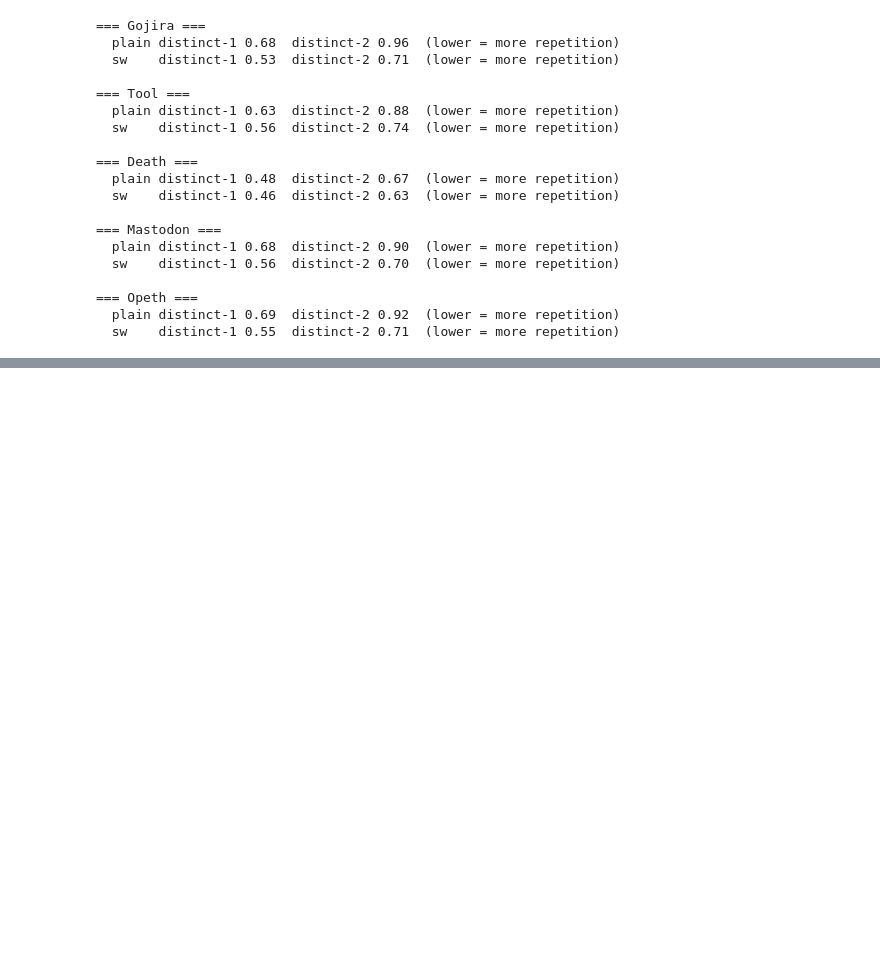
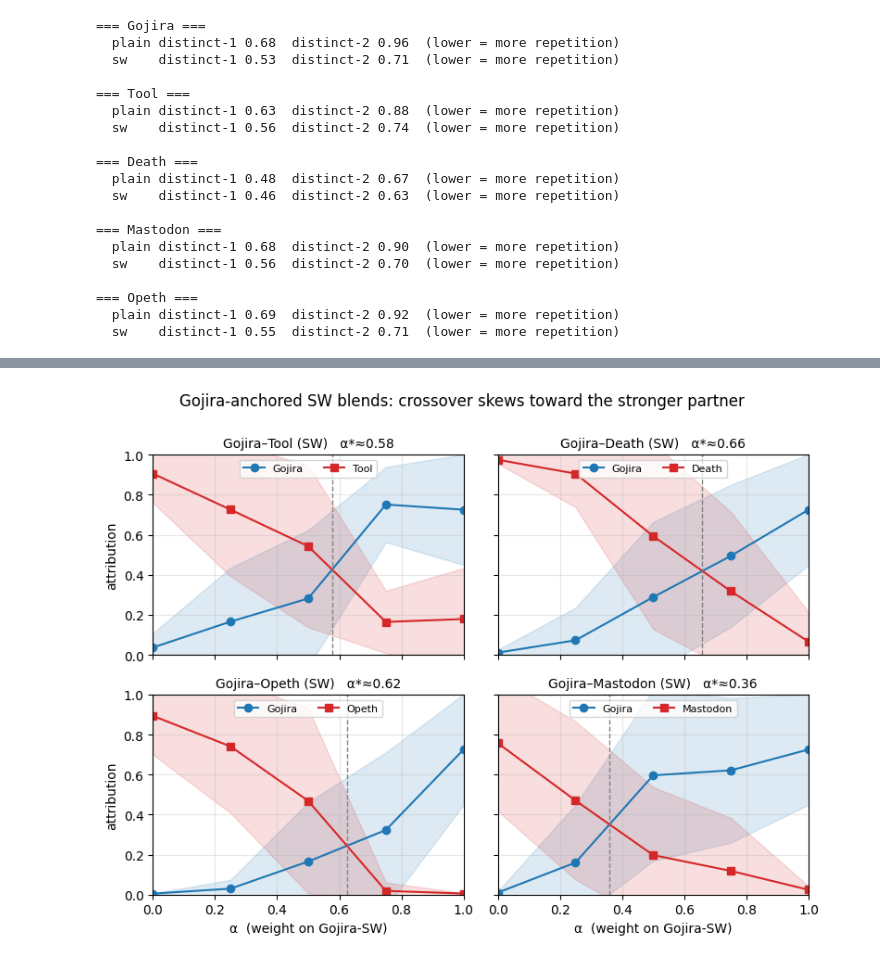
Before and after one commit to raccoon-42/lora-lyrics, a Jupyter notebook: src/09_sw_compare.ipynb, the cells around one changed output, grey strips where cells are left out. Cells and saved outputs as stored; diff of their text form; code cells hidden in the pictures; blank space fills up the shorter version.

```diff
--- a/src/09_sw_compare.ipynb
+++ b/src/09_sw_compare.ipynb
@@ -241,0 +311,29 @@ for artist in ARTISTS:
+# %%
+# --- Figure 2: the 4 Gojira-SW partners (crossover skews with partner strength) ---
+sw_pairs = ["gojira_sw_tool_sw", "gojira_sw_death_sw",
+            "gojira_sw_opeth_sw", "gojira_sw_mastodon_sw"]
+fig, axes = plt.subplots(2, 2, figsize=(8, 6), sharex=True, sharey=True)
+for ax, pair in zip(axes.ravel(), sw_pairs):
+    alphas, dfs, ea, eb = load_pair(pair)
+    gm, gs = stat(dfs, ea); pm, ps = stat(dfs, eb)
+    ax.plot(alphas, gm, "-o", color="C0", label=ea)
+    ax.fill_between(alphas, gm - gs, gm + gs, color="C0", alpha=0.15)
+    ax.plot(alphas, pm, "-s", color="C3", label=eb)
+    ax.fill_between(alphas, pm - ps, pm + ps, color="C3", alpha=0.15)
+    xc = crossover(alphas, gm, pm)
+    ttl = f"Gojira–{eb} (SW)" + (f"   α*≈{xc:.2f}" if xc is not None else "")
+    if xc is not None:
+        ax.axvline(xc, ls="--", color="gray", lw=1)
+    ax.set_title(ttl, fontsize=10)
+    ax.set_xlim(0, 1); ax.set_ylim(0, 1); ax.grid(alpha=0.3)
+    ax.legend(loc="upper center", fontsize=8, ncol=2)
+for ax in axes[-1]:
+    ax.set_xlabel("α  (weight on Gojira-SW)")
+for ax in axes[:, 0]:
+    ax.set_ylabel("attribution")
+fig.suptitle("Gojira-anchored SW blends: crossover skews toward the stronger partner", y=1.0)
+fig.tight_layout()
+fig.savefig("../report/figures/blend_sw_gojira_partners.pdf", bbox_inches="tight")
+plt.show()
+# %% [output]
+[figure, added]
```
Also changed, not shown: parts of 2 cells of this notebook, 2 other files.
